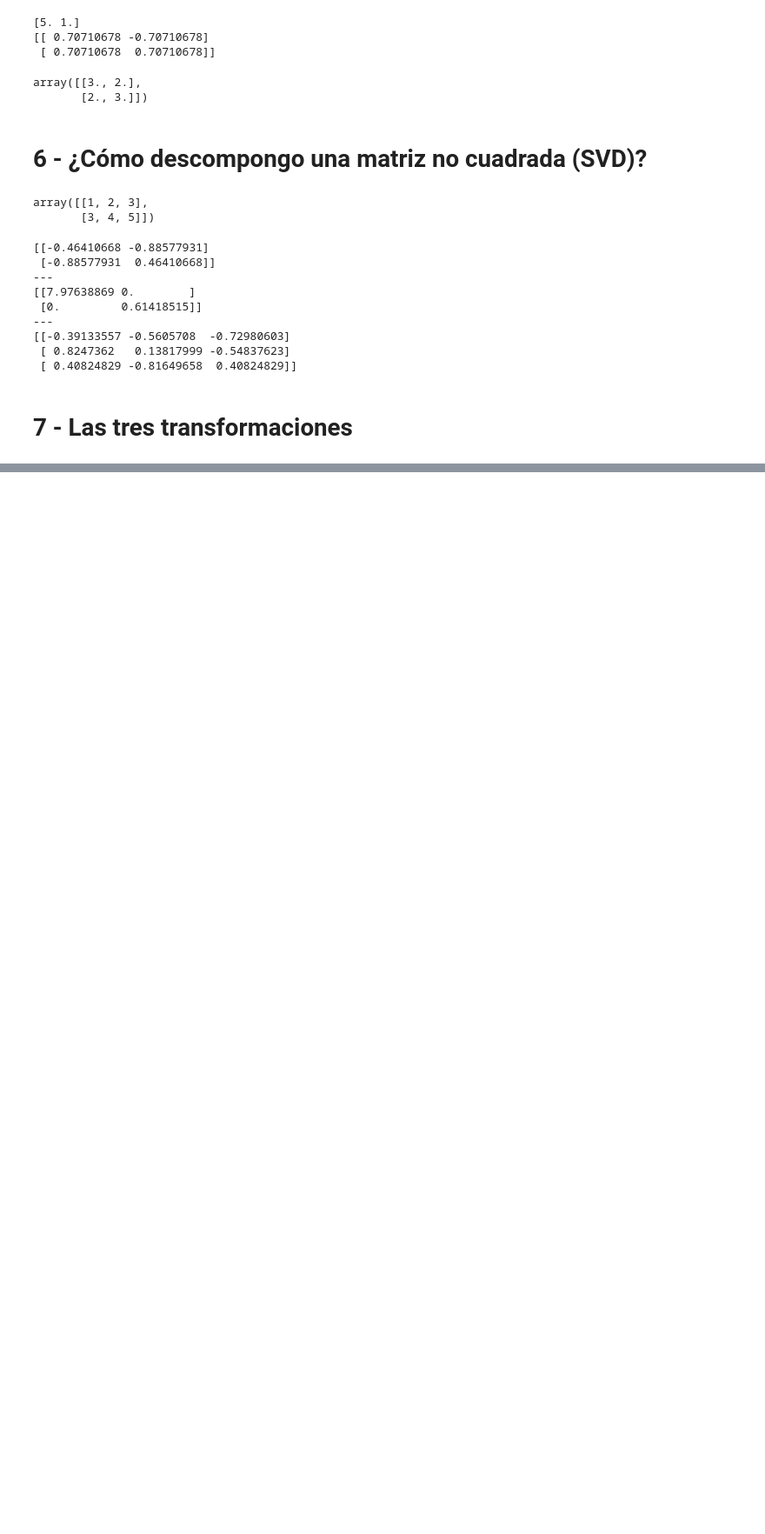
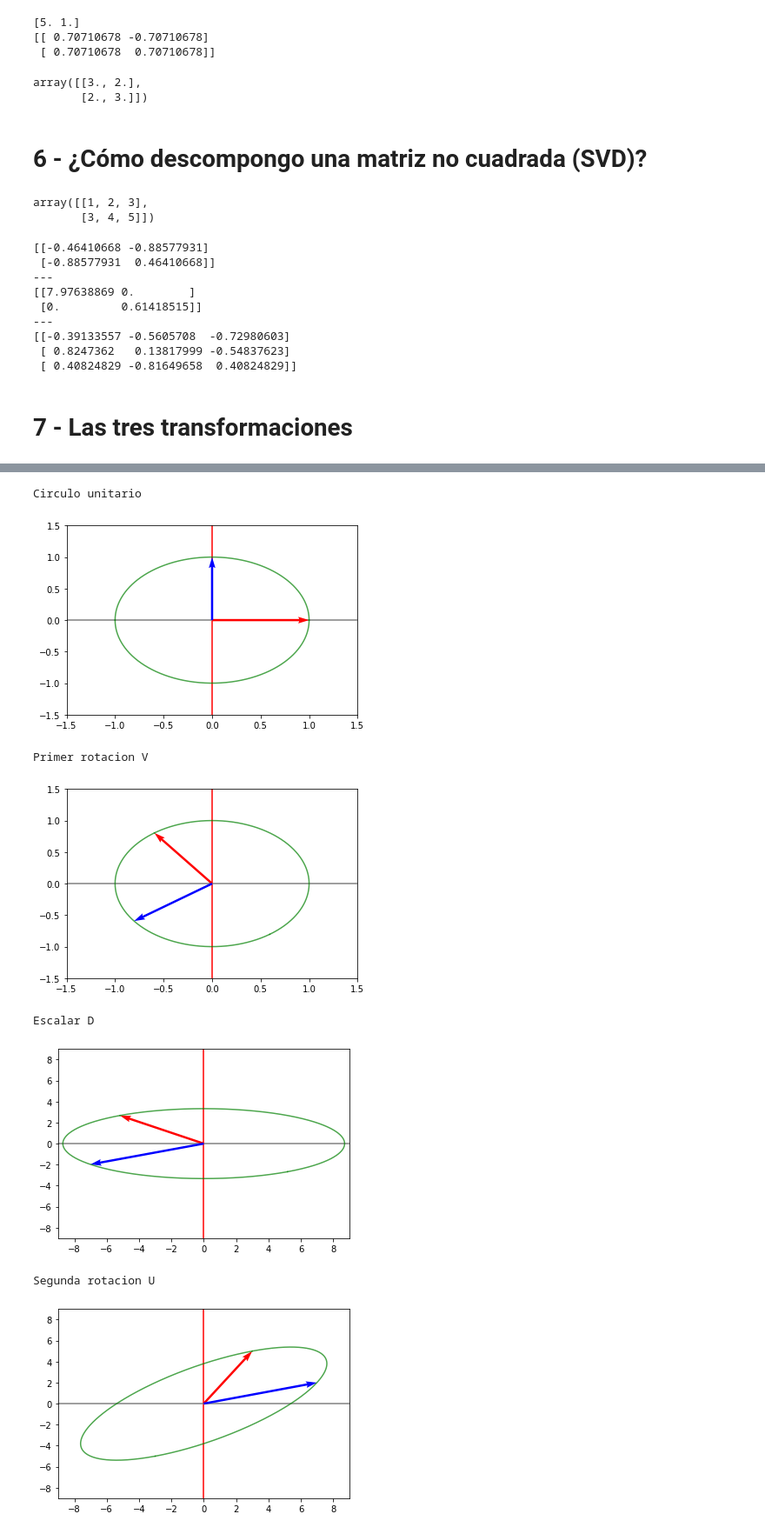
Before and after one commit to feracor/Curso-de-Algebra-Lineal-Aplicada-para-Machine-Learning, a Jupyter notebook: Algebra_Lineal_Aplicada_para_Machine_Learning.ipynb, the cells around one changed output, grey strips where cells are left out. Shown: that part at 87% size. Cells and saved outputs as stored; diff of their text form; code cells hidden in the pictures; blank space fills up the shorter version.

```diff
--- a/Algebra_Lineal_Aplicada_para_Machine_Learning.ipynb
+++ b/Algebra_Lineal_Aplicada_para_Machine_Learning.ipynb
@@ -269,0 +326,40 @@ print(V)  # Matriz de 3x3
+# %%
+# Primer transformacion es V, que efectua una rotacion
+# Segunda transformaion es D, que aumenta o reduce el espacio
+
+print('Circulo unitario')
+graficarMatriz(np.array([[1,0], [0,1]]))
+
+plt.xlim(-1.5, 1.5)
+plt.ylim(-1.5, 1.5)
+plt.show()
+
+print('Primer rotacion V')
+graficarMatriz(V)
+
+plt.xlim(-1.5, 1.5)
+plt.ylim(-1.5, 1.5)
+plt.show()
+
+print('Escalar D')
+graficarMatriz(np.diag(D).dot(V))
+
+plt.xlim(-9, 9)
+plt.ylim(-9, 9)
+plt.show()
+
+print('Segunda rotacion U')
+graficarMatriz(U.dot(np.diag(D).dot(V)))
+
+plt.xlim(-9, 9)
+plt.ylim(-9, 9)
+plt.show()
+# %% [output]
+Circulo unitario
+[figure, added]
+Primer rotacion V
+[figure, added]
+Escalar D
+[figure, added]
+Segunda rotacion U
+[figure, added]
```
Also changed, not shown: parts of 25 cells of this notebook.
